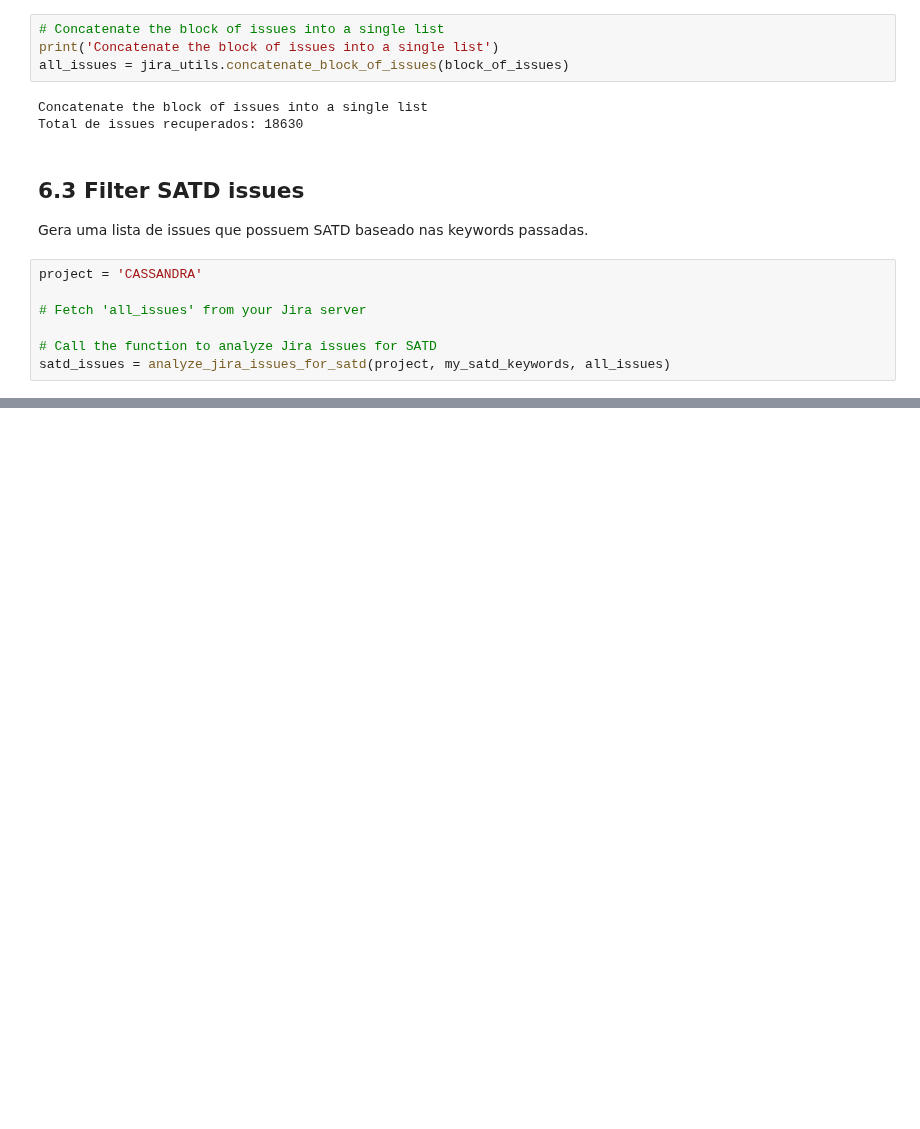
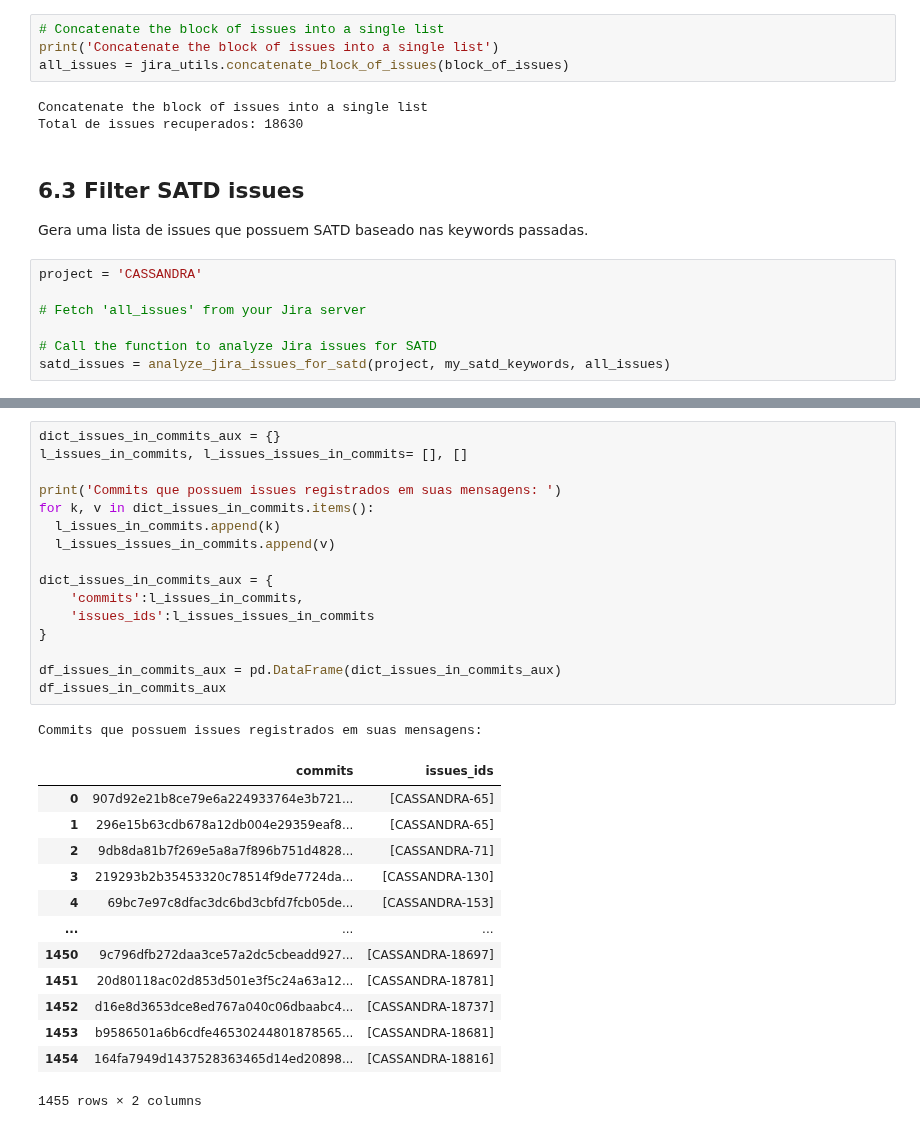
Before and after one commit to armandossrecife/piloto, a Jupyter notebook: satd_analyzer_with_critical_classes.ipynb, the cells around one changed output, grey strips where cells are left out. Saved outputs shown, nothing was run; the diff lists cells and outputs as text; blank space fills up the shorter version.

```diff
--- a/satd_analyzer_with_critical_classes.ipynb
+++ b/satd_analyzer_with_critical_classes.ipynb
@@ -939,0 +996,31 @@ Mostra um fragmento dos issues com SATD
+# %%
+dict_issues_in_commits_aux = {}
+l_issues_in_commits, l_issues_issues_in_commits= [], []
+
+print('Commits que possuem issues registrados em suas mensagens: ')
+for k, v in dict_issues_in_commits.items():
+  l_issues_in_commits.append(k)
+  l_issues_issues_in_commits.append(v)
+
+dict_issues_in_commits_aux = {
+    'commits':l_issues_in_commits,
+    'issues_ids':l_issues_issues_in_commits
+}
+
+df_issues_in_commits_aux = pd.DataFrame(dict_issues_in_commits_aux)
+df_issues_in_commits_aux
+# %% [output]
+Commits que possuem issues registrados em suas mensagens:
+|  | commits | issues_ids |
+| 0 | 907d92e21b8ce79e6a224933764e3b721... | [CASSANDRA-65] |
+| 1 | 296e15b63cdb678a12db004e29359eaf8... | [CASSANDRA-65] |
+| 2 | 9db8da81b7f269e5a8a7f896b751d4828... | [CASSANDRA-71] |
+| 3 | 219293b2b35453320c78514f9de7724da... | [CASSANDRA-130] |
+| 4 | 69bc7e97c8dfac3dc6bd3cbfd7fcb05de... | [CASSANDRA-153] |
+| ... | ... | ... |
+| 1450 | 9c796dfb272daa3ce57a2dc5cbeadd927... | [CASSANDRA-18697] |
+| 1451 | 20d80118ac02d853d501e3f5c24a63a12... | [CASSANDRA-18781] |
+| 1452 | d16e8d3653dce8ed767a040c06dbaabc4... | [CASSANDRA-18737] |
+| 1453 | b9586501a6b6cdfe46530244801878565... | [CASSANDRA-18681] |
+| 1454 | 164fa7949d1437528363465d14ed20898... | [CASSANDRA-18816] |
+1455 rows × 2 columns
```
Also changed, not shown: parts of 13 cells of this notebook.
